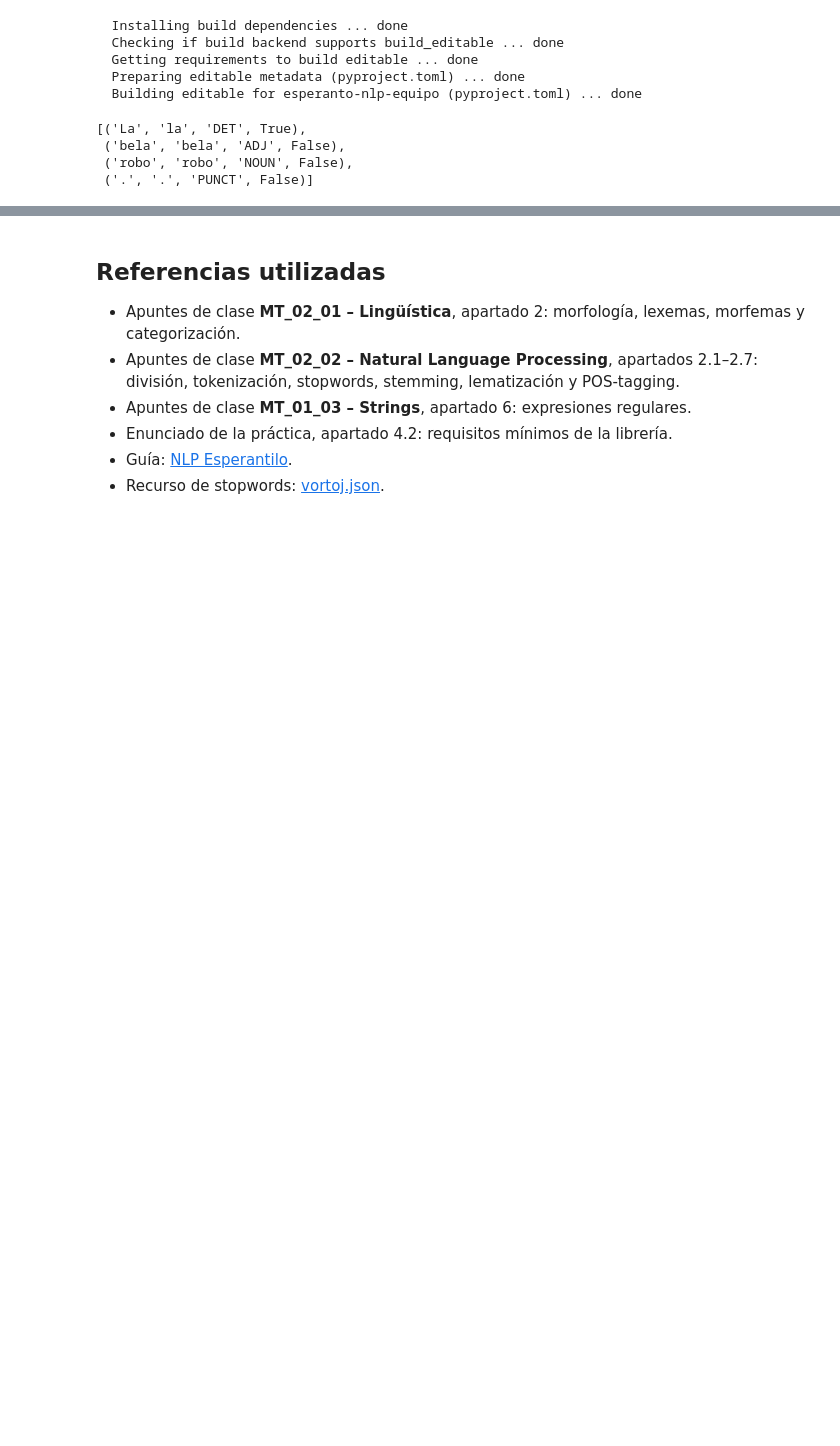
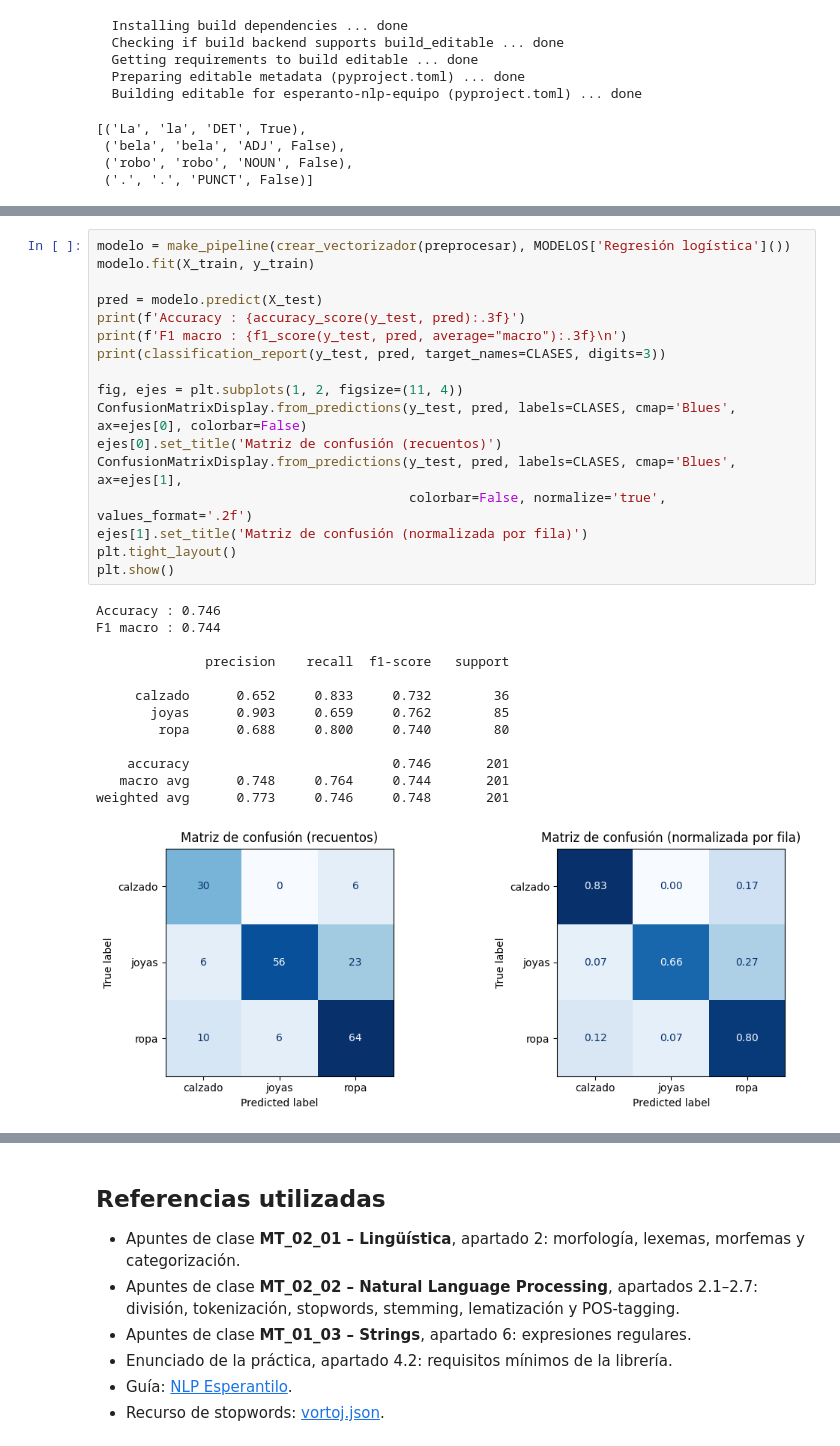
Before and after one commit to sofiahuch/clasificacion-textos-esperanto, a Jupyter notebook: clasificacion_esperanto.ipynb, the cells around one changed output, grey strips where cells are left out. Cells and saved outputs as stored; diff of their text form; blank space fills up the shorter version.

```diff
--- a/clasificacion_esperanto.ipynb
+++ b/clasificacion_esperanto.ipynb
@@ -1773,0 +1940,31 @@ doc_instalado = nlp_instalada("La bela robo.")
+# %%
+modelo = make_pipeline(crear_vectorizador(preprocesar), MODELOS['Regresión logística']())
+modelo.fit(X_train, y_train)
+
+pred = modelo.predict(X_test)
+print(f'Accuracy : {accuracy_score(y_test, pred):.3f}')
+print(f'F1 macro : {f1_score(y_test, pred, average="macro"):.3f}\n')
+print(classification_report(y_test, pred, target_names=CLASES, digits=3))
+
+fig, ejes = plt.subplots(1, 2, figsize=(11, 4))
+ConfusionMatrixDisplay.from_predictions(y_test, pred, labels=CLASES, cmap='Blues', ax=ejes[0], colorbar=False)
+ejes[0].set_title('Matriz de confusión (recuentos)')
+ConfusionMatrixDisplay.from_predictions(y_test, pred, labels=CLASES, cmap='Blues', ax=ejes[1],
+                                        colorbar=False, normalize='true', values_format='.2f')
+ejes[1].set_title('Matriz de confusión (normalizada por fila)')
+plt.tight_layout()
+plt.show()
+# %% [output]
+Accuracy : 0.746
+F1 macro : 0.744
+
+              precision    recall  f1-score   support
+
+     calzado      0.652     0.833     0.732        36
+       joyas      0.903     0.659     0.762        85
+        ropa      0.688     0.800     0.740        80
+
+    accuracy                          0.746       201
+   macro avg      0.748     0.764     0.744       201
+weighted avg      0.773     0.746     0.748       201
+[figure, added]
```
Also changed, not shown: parts of 21 cells of this notebook.
